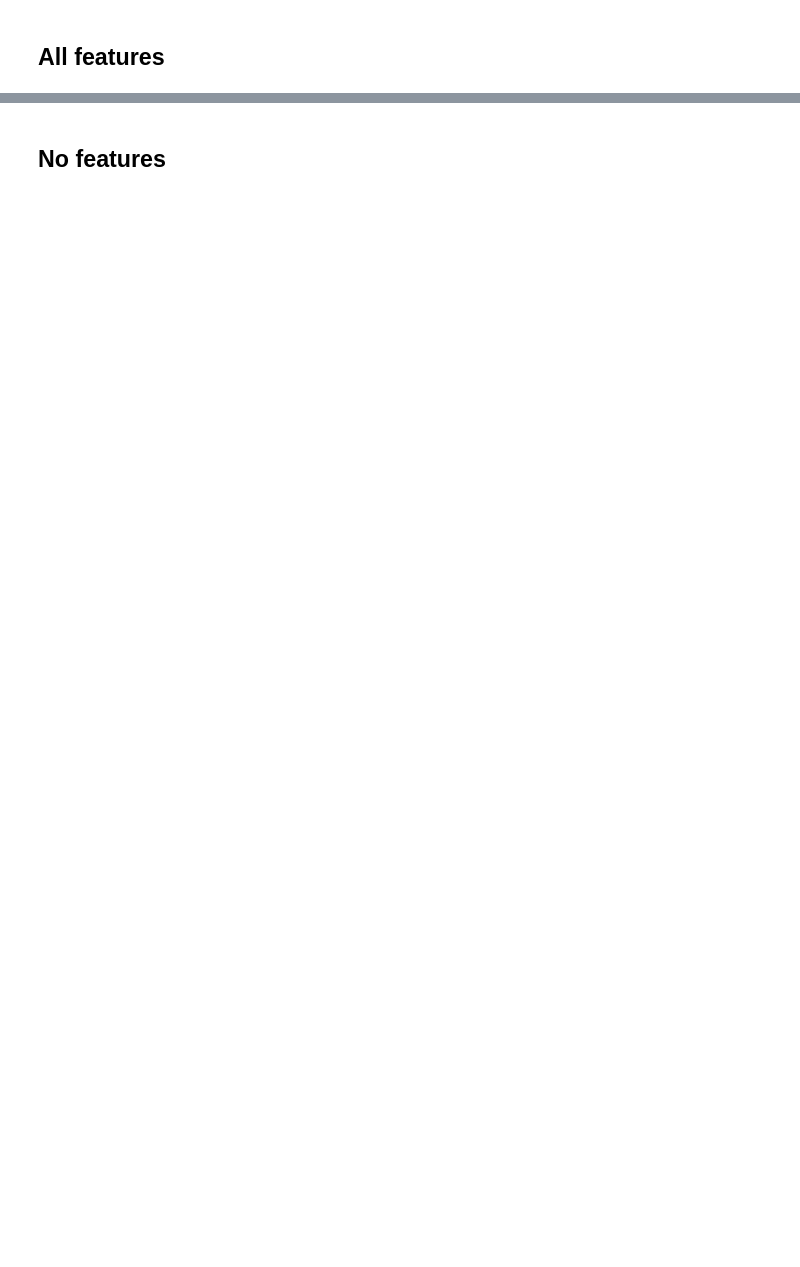
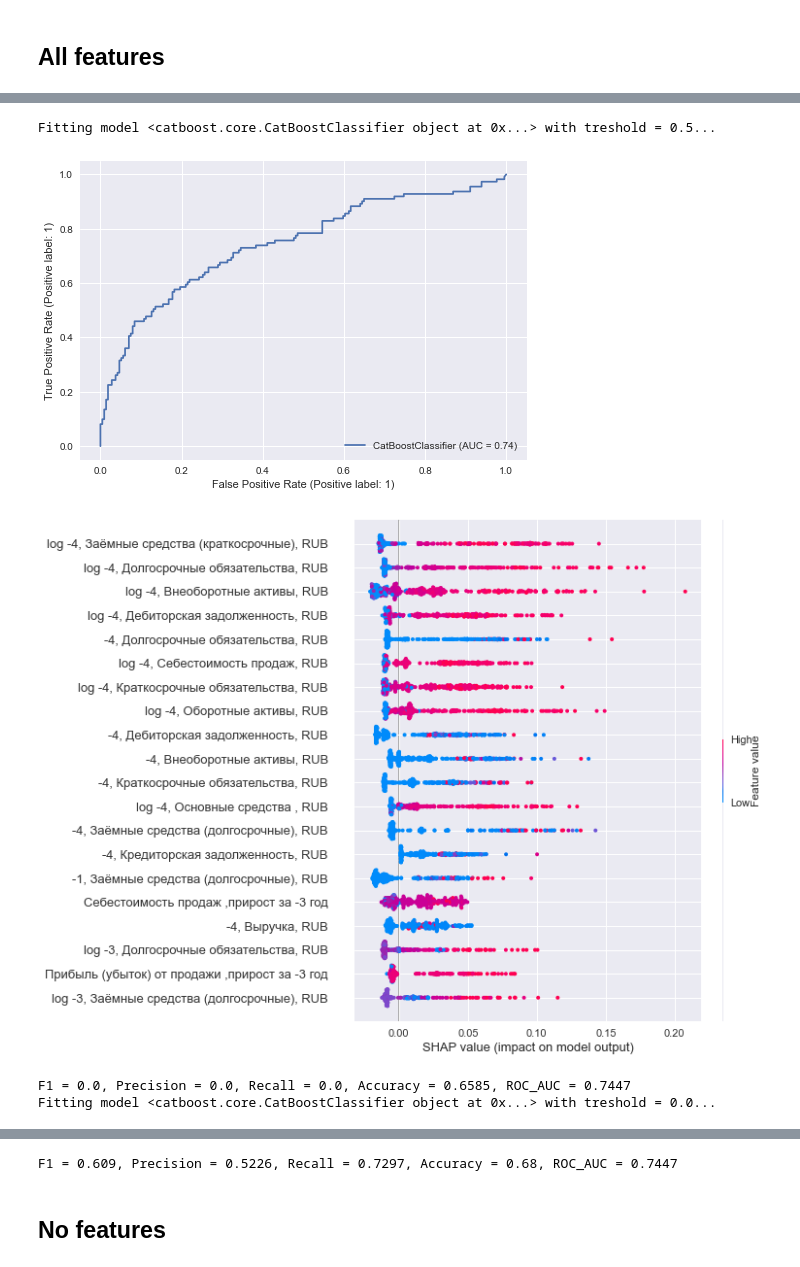
Before and after one commit to YurchenkoPO/McKinsey_Severstal_Hack_2022, a Jupyter notebook: notebooks/0_years_final.ipynb, the cells around one changed output, grey strips where cells are left out. Drawn from its saved outputs; the diff is of its cells as text; code cells hidden in the pictures; blank space fills up the shorter version.

```diff
--- a/notebooks/0_years_final.ipynb
+++ b/notebooks/0_years_final.ipynb
@@ -15,6 +15,36 @@ warnings.filterwarnings("ignore")
 from server2022.src.train_val import *
 from server2022.src.model_features import *
 from server2022.data.processed.prepare_data import *
+# %%
+def catboost_fit_predict(df, comment=''):
+    model = CatBoostClassifier(iterations=500,
+                               depth=5,
+                               l2_leaf_reg=5,
+                               learning_rate=0.01433,
+                               loss_function='Logloss',
+                               use_best_model=False,
+                               eval_metric='AUC',
+                               verbose=False,
+                               class_weights=[1, 0.0006],
+                               random_seed=RANDOM_STATE,
+                              )
+
+    make_report(model, df, treshold=0.5, to_file=False);
+
+    X_train, X_test, y_train, y_test = data_split(df)
+    probas = model.predict_proba(X_test)[:, 1]
+
+    best = 0
+    xx = 0
+    for x in sorted(probas):
+        pr = precision_score(y_test, probas >= x)
+        rl = recall_score(y_test, probas >= x)
+        cur = f1_score(y_test, probas >= x)
+        if cur >= best:
+            best = cur
+            xx = x
+
+    make_report(model, df, treshold=xx, to_file=True, file_path='../reports/report_0_years.csv', comment=comment)
 # %% [markdown]
 ## All features
 # %%
@@ -56,0 +64,8 @@ make_report(model, df, treshold=xx, to_file=True, file_path='../reports/report_0
+# %%
+catboost_fit_predict(df, 'all_features')
+# %% [output]
+Fitting model <catboost.core.CatBoostClassifier object at 0x...> with treshold = 0.5...
+[figure, added]
+[figure, added]
+F1 = 0.0, Precision = 0.0, Recall = 0.0, Accuracy = 0.6585, ROC_AUC = 0.7447
+Fitting model <catboost.core.CatBoostClassifier object at 0x...> with treshold = 0.0...
@@ -57,2 +74,3 @@ make_report(model, df, treshold=xx, to_file=True, file_path='../reports/report_0
+F1 = 0.609, Precision = 0.5226, Recall = 0.7297, Accuracy = 0.68, ROC_AUC = 0.7447
 # %% [markdown]
 ## No features
```
Also changed, not shown: parts of 6 cells of this notebook, 4 other files.
